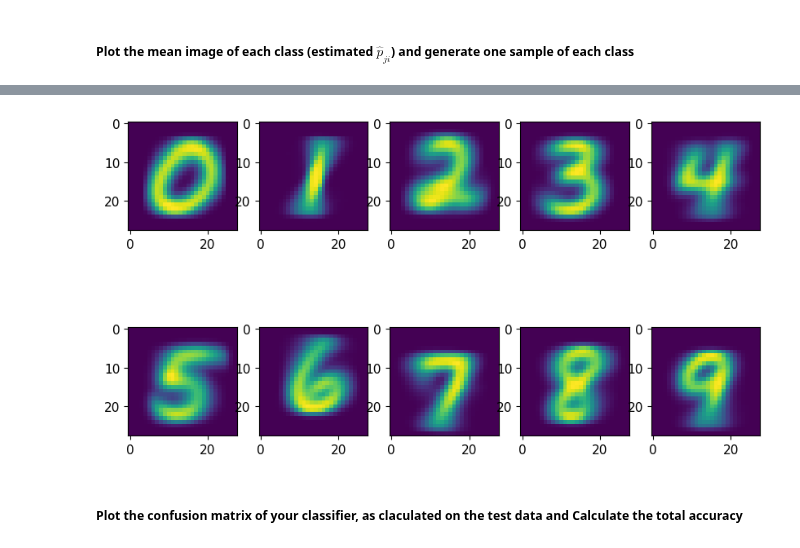
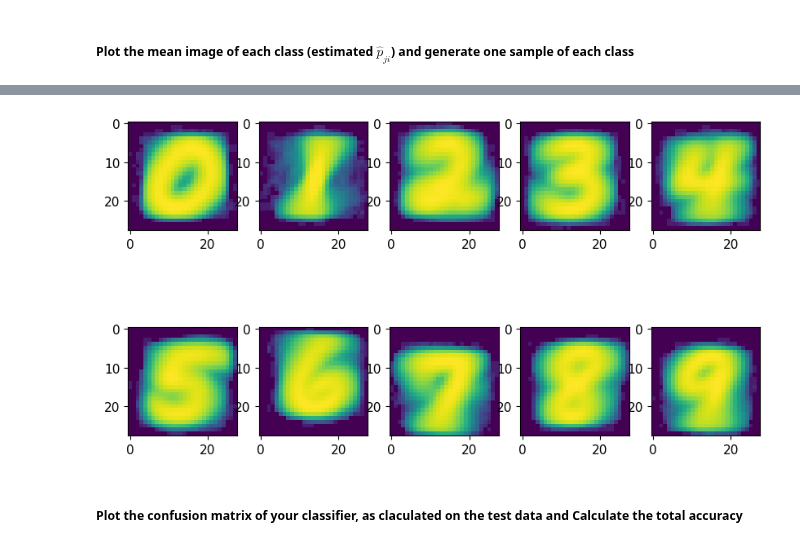
Before and after one commit to tryko/y_data_Itay_asaf_, a Jupyter notebook: Supervised_Learning/week_4/NB_exercise_Itay.ipynb, the cells around one changed output, grey strips where cells are left out. Drawn from its saved outputs; the diff is of its cells as text; code cells hidden in the pictures.

```diff
--- a/Supervised_Learning/week_4/NB_exercise_Itay.ipynb
+++ b/Supervised_Learning/week_4/NB_exercise_Itay.ipynb
@@ -156,3 +156,15 @@ clf.fit(X_train, y_train)
 y_pred = clf.predict(X_test)
 # %% [markdown]
 ##### Plot the mean image of each class (estimated $\hat{p}_{ji}$) and generate one sample of each class
+# %%
+fig, axs = plt.subplots(2,5, figsize=(10,6))
+axs = axs.flatten()
+for i in range(10):
+
+    vec_mean = np.array(X[y == str(i)]).mean(axis=0)
+
+    img = vec_mean.reshape((28, 28))
+    axs[i].imshow(img)
+
+# show plot
+plt.show()
@@ -159,15 +173,15 @@ y_pred = clf.predict(X_test)
 # %%
 fig, axs = plt.subplots(2,5, figsize=(10,6))
 axs = axs.flatten()
 for i in range(10):
-    vec_mean = np.exp(clf.feature_log_prob_[i])
+    vec_mean = clf.feature_log_prob_[i]
     img = vec_mean.reshape((28, 28))
     axs[i].imshow(img)
 
 # show plot
 plt.show()
 # %% [output]
-[figure, old version]
+[figure, new version]
 # %% [markdown]
 ##### Plot the confusion matrix of your classifier, as claculated on the test data and Calculate the total accuracy
 # %%
```
Also changed, not shown: parts of 1 cell of this notebook.
